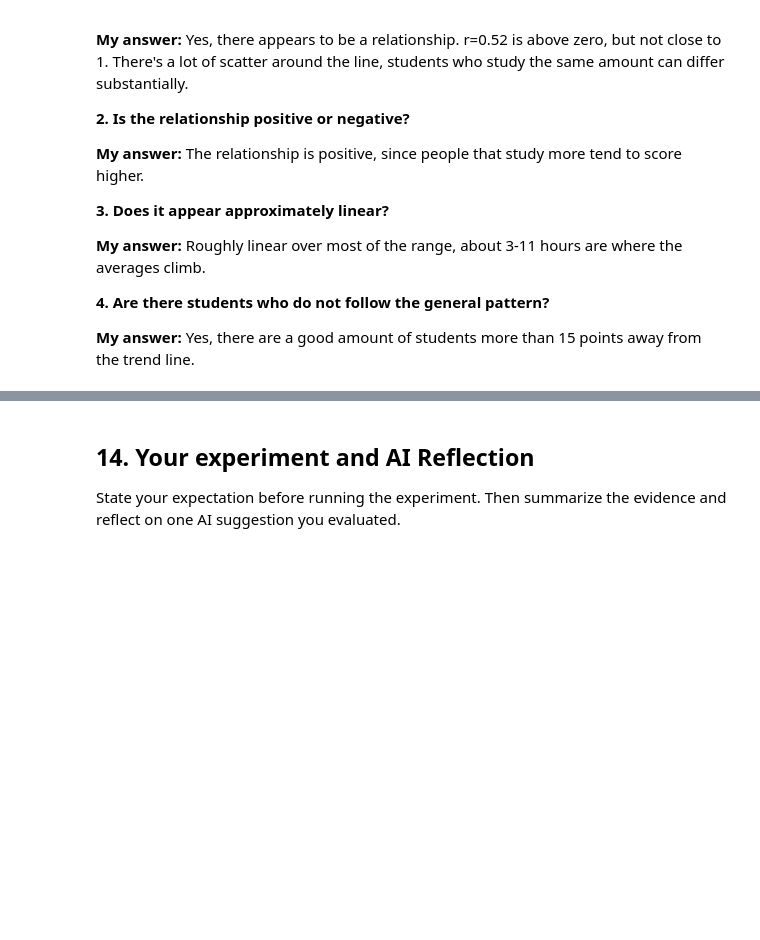
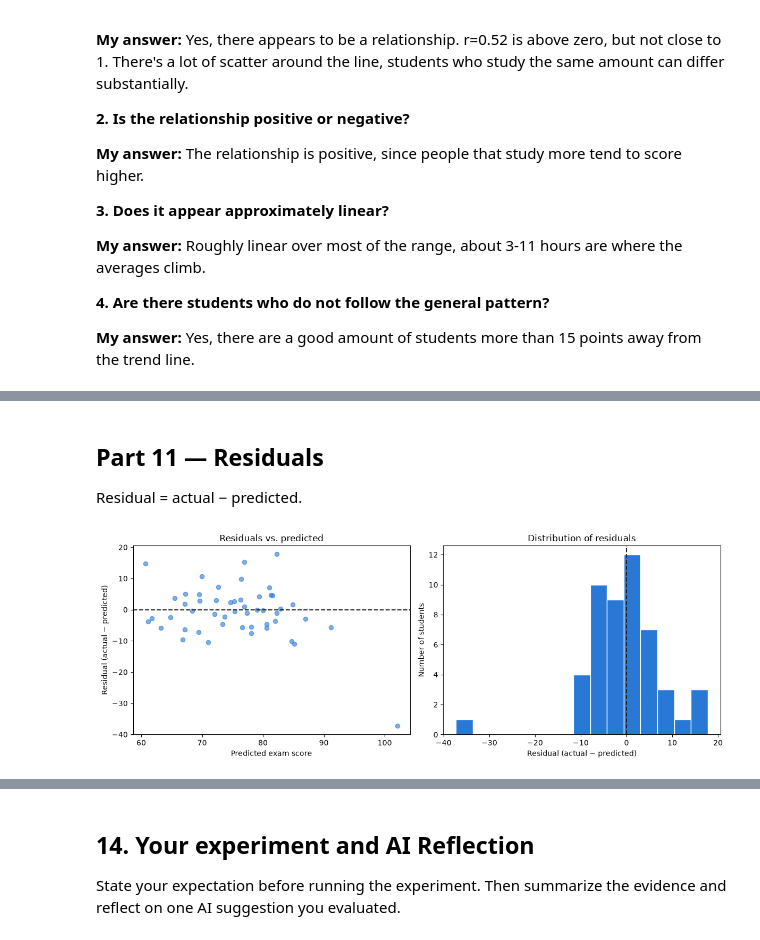
Before and after one commit to JGrade2005/CSE4095_2026, a Jupyter notebook: in_class_assignments/class9/CSE4095_Class3_Starter.ipynb, the cells around one changed output, grey strips where cells are left out. Drawn from its saved outputs; the diff is of its cells as text; code cells hidden in the pictures; blank space fills up the shorter version.

```diff
--- a/in_class_assignments/class9/CSE4095_Class3_Starter.ipynb
+++ b/in_class_assignments/class9/CSE4095_Class3_Starter.ipynb
@@ -326,0 +482,24 @@ Try one nonlinear regressor, such as DecisionTreeRegressor, using the same split
+# %% [markdown]
+## Part 11 — Residuals
+Residual = actual − predicted.
+# %%
+residuals_lr = y_test - y_pred_lr
+
+fig, (ax_left, ax_right) = plt.subplots(1, 2, figsize=(12, 4.5))
+
+ax_left.scatter(y_pred_lr, residuals_lr, color="#2a78d6", alpha=0.6, s=35)
+ax_left.axhline(0, color="#222222", linestyle="--", linewidth=1.5)
+ax_left.set_xlabel("Predicted exam score")
+ax_left.set_ylabel("Residual (actual − predicted)")
+ax_left.set_title("Residuals vs. predicted")
+
+ax_right.hist(residuals_lr, bins=15, color="#2a78d6", edgecolor="white")
+ax_right.axvline(0, color="#222222", linestyle="--", linewidth=1.5)
+ax_right.set_xlabel("Residual (actual − predicted)")
+ax_right.set_ylabel("Number of students")
+ax_right.set_title("Distribution of residuals")
+
+plt.tight_layout()
+plt.show()
+# %% [output]
+[figure, added]
```
Also changed, not shown: parts of 75 cells of this notebook, 4 other files.
